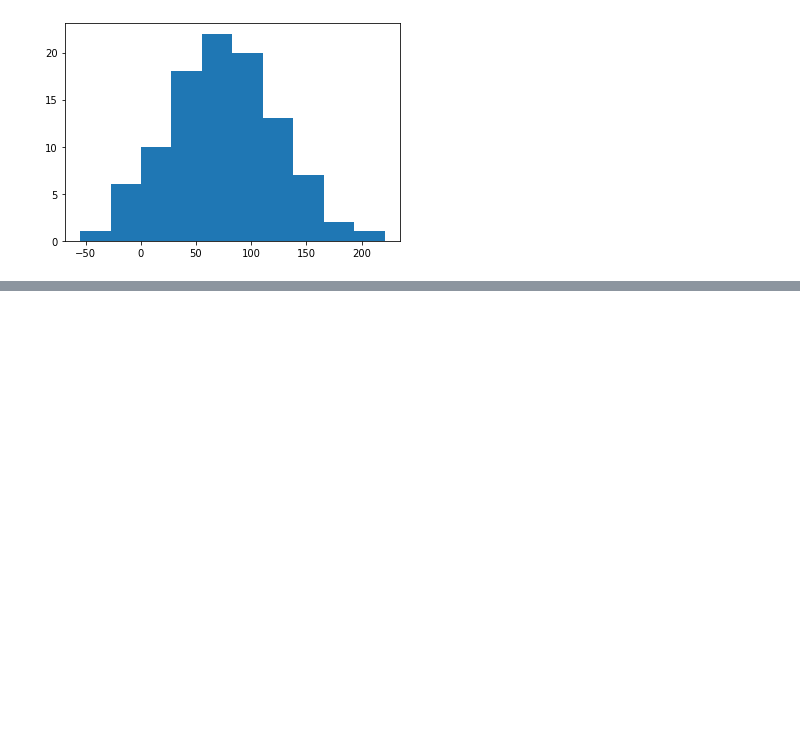
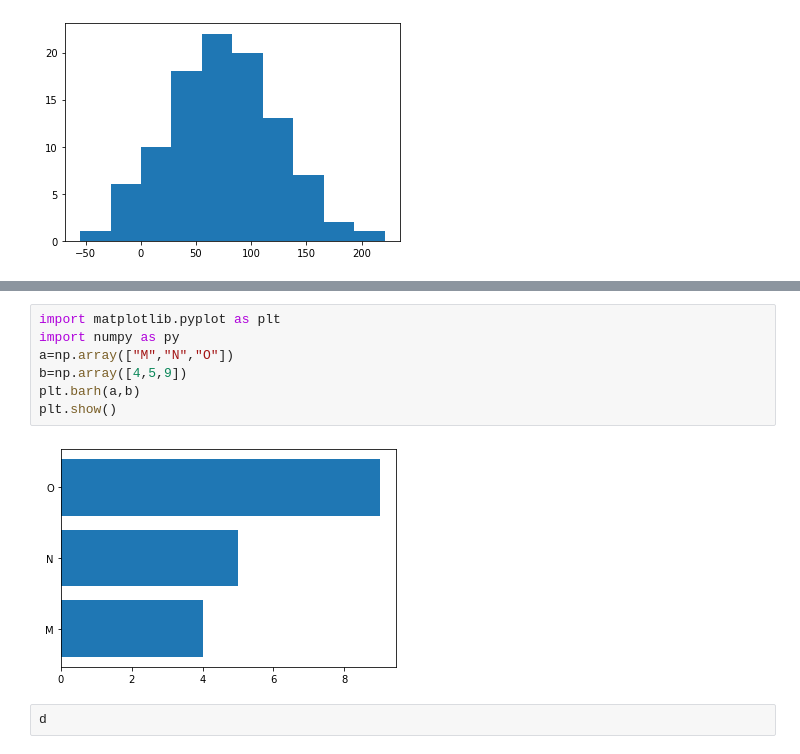
Before and after one commit to VU21CSEN0100037/PYTHON, a Jupyter notebook: Mathplot_PROGRAMS.ipynb, the cells around one changed output, grey strips where cells are left out. Saved outputs shown, nothing was run; the diff lists cells and outputs as text; blank space fills up the shorter version.

```diff
--- a/Mathplot_PROGRAMS.ipynb
+++ b/Mathplot_PROGRAMS.ipynb
@@ -41,0 +51,11 @@ plt.show()
+# %%
+import matplotlib.pyplot as plt
+import numpy as py
+a=np.array(["M","N","O"])
+b=np.array([4,5,9])
+plt.barh(a,b)
+plt.show()
+# %% [output]
+[figure, added]
+# %%
+d
```
Also changed, not shown: parts of 6 cells of this notebook.
